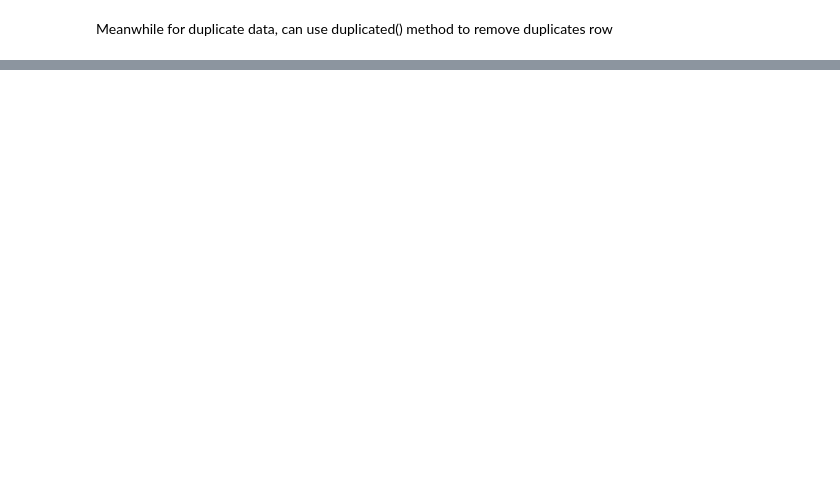
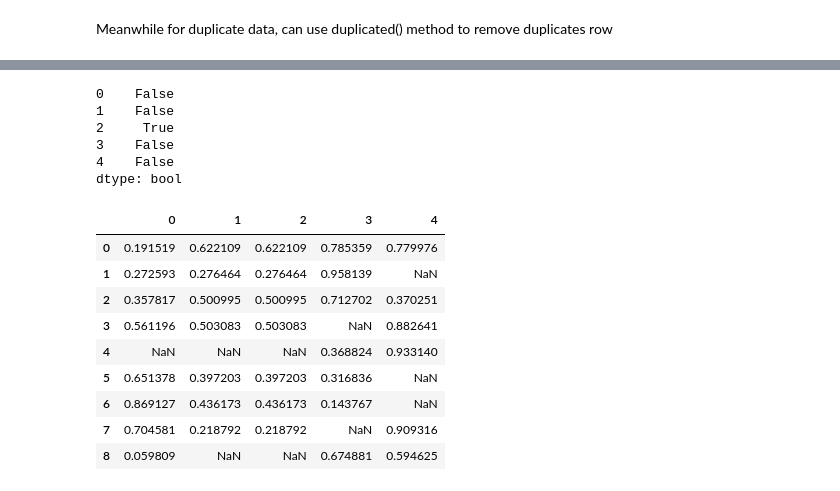
Before and after one commit to FaizAzhar/DataScience-studies, a Jupyter notebook: Notebook Tutorial.ipynb, the cells around one changed output, grey strips where cells are left out. Saved outputs shown, nothing was run; the diff lists cells and outputs as text; code cells hidden in the pictures; blank space fills up the shorter version.

```diff
--- a/Notebook Tutorial.ipynb
+++ b/Notebook Tutorial.ipynb
@@ -732,0 +796,22 @@ If need to remove spevific solumn, can use drop_duplicates(subset="column")
+# %%
+df.T.duplicated()
+# %% [output]
+0    False
+1    False
+2     True
+3    False
+4    False
+dtype: bool
+# %%
+df.drop_duplicates()
+# %% [output]
+|  | 0 | 1 | 2 | 3 | 4 |
+| 0 | 0.191519 | 0.622109 | 0.622109 | 0.785359 | 0.779976 |
+| 1 | 0.272593 | 0.276464 | 0.276464 | 0.958139 | NaN |
+| 2 | 0.357817 | 0.500995 | 0.500995 | 0.712702 | 0.370251 |
+| 3 | 0.561196 | 0.503083 | 0.503083 | NaN | 0.882641 |
+| 4 | NaN | NaN | NaN | 0.368824 | 0.933140 |
+| 5 | 0.651378 | 0.397203 | 0.397203 | 0.316836 | NaN |
+| 6 | 0.869127 | 0.436173 | 0.436173 | 0.143767 | NaN |
+| 7 | 0.704581 | 0.218792 | 0.218792 | NaN | 0.909316 |
+| 8 | 0.059809 | NaN | NaN | 0.674881 | 0.594625 |
```
Also changed, not shown: parts of 14 cells of this notebook.
